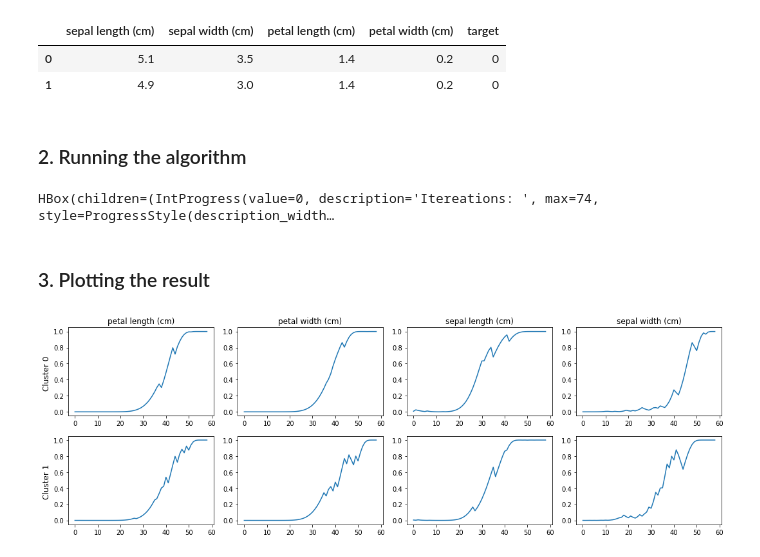
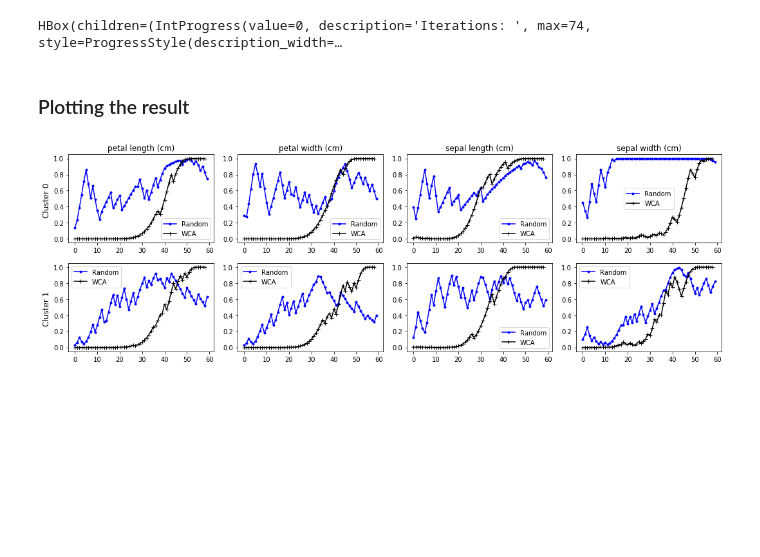
Before and after one commit to Anirudhsekar96/WCA, a Jupyter notebook: Examples/Random Sampling vs WCA Mean.ipynb, the cells around one changed output. Cells and saved outputs as stored; diff of their text form; code cells hidden in the pictures; blank space fills up the shorter version.

Commit message:
Comparison with random sampling

```diff
--- a/Examples/Random Sampling vs WCA Mean.ipynb
+++ b/Examples/Random Sampling vs WCA Mean.ipynb
@@ -18,0 +20,31 @@ from core.wca import wca_mean
+# %%
+# Random
+iris = datasets.load_iris()
+y = iris.target
+columns=iris.feature_names
+X = iris.data
+df=pd.DataFrame(X,columns=columns)
+df['target'] = y
+X = df.drop('target',axis=1)
+df.head(2)
+
+C_random = dict()
+for cluster in range(k):
+    C_random[cluster] = pd.DataFrame(X[:1])
+
+# Initializing the pv-alues
+pval_random = dict()
+for cluster in range(k):
+    pval_random[cluster] = dict()
+    for i in C_random[0].columns:
+        pval_random[cluster][i] = list()
+
+for i in tqdm(range(int(len(X)/k)), desc = "Iterations: "):
+    for cluster in range(k):
+        idx = np.random.randint(low=0,high=len(X))
+        C_random[cluster] = C_random[cluster].append(X.iloc[idx])
+        X.drop(idx, inplace=True)
+        X.reset_index(drop=True,inplace=True)
+        C_random[cluster].reset_index(drop=True,inplace=True)
+        for i in C_random[0].columns:
+            pval_random[cluster][i].append(sc.ks_2samp(C_random[cluster][i],df.drop('target',axis=1)[i])[1])
@@ -25,18 +61,8 @@ X = iris.data
 df=pd.DataFrame(X,columns=columns)
 df['target'] = y
 X = df.drop('target',axis=1)
-df.head(2)
+
+# Running the wca_mean function
+C, pval = wca_mean(X, k, df)
 # %% [output]
-|  | sepal length (cm) | sepal width (cm) | petal length (cm) | petal width (cm) | target |
-| 0 | 5.1 | 3.5 | 1.4 | 0.2 | 0 |
-| 1 | 4.9 | 3.0 | 1.4 | 0.2 | 0 |
+HBox(children=(IntProgress(value=0, description='Iterations: ', max=74, style=ProgressStyle(description_width=…
-# %% [markdown]
-### 2. Running the algorithm
-# %%
-# Setting the number of clusters
-k = 2
-
-# Running the wca_mean function
-C, pval = wca_mean(X, k, df)
-# %% [output]
-HBox(children=(IntProgress(value=0, description='Itereations: ', max=74, style=ProgressStyle(description_width…
@@ -46,22 +69,25 @@ for clusters in range(k)
 # %% [markdown]
-### 3. Plotting the result
+### Plotting the result
 # %%
 fig, axes = plt.subplots(k, len(C[0].columns), figsize=(15,5))
 
 # Plotting the KS p-value
 for cluster in range(k):
     for i,j in enumerate(C[0].columns):
-        axes[cluster, i].plot(pval[cluster][j][15:])
+        axes[cluster, i].plot(pval_random[cluster][j][15:], marker='.',color="Blue")
+        axes[cluster, i].plot(pval[cluster][j][15:], marker='+',color='Black')
+        axes[cluster, i].legend(['Random','WCA'])
+
 
 # Setting columns headers
 for ax, col in zip(axes[0], C[0].columns):
     ax.set_title(col)
 
 # Setting row titles
 for ax, row in zip(axes[:,0], range(k)):
     ax.set_ylabel("Cluster {} ".format(row), rotation=90, size='large')
 
 plt.tight_layout()
 plt.show()
 # %% [output]
-[figure, old version]
+[figure, new version]
```
Also changed, not shown: parts of 6 cells of this notebook, 1 other file.
